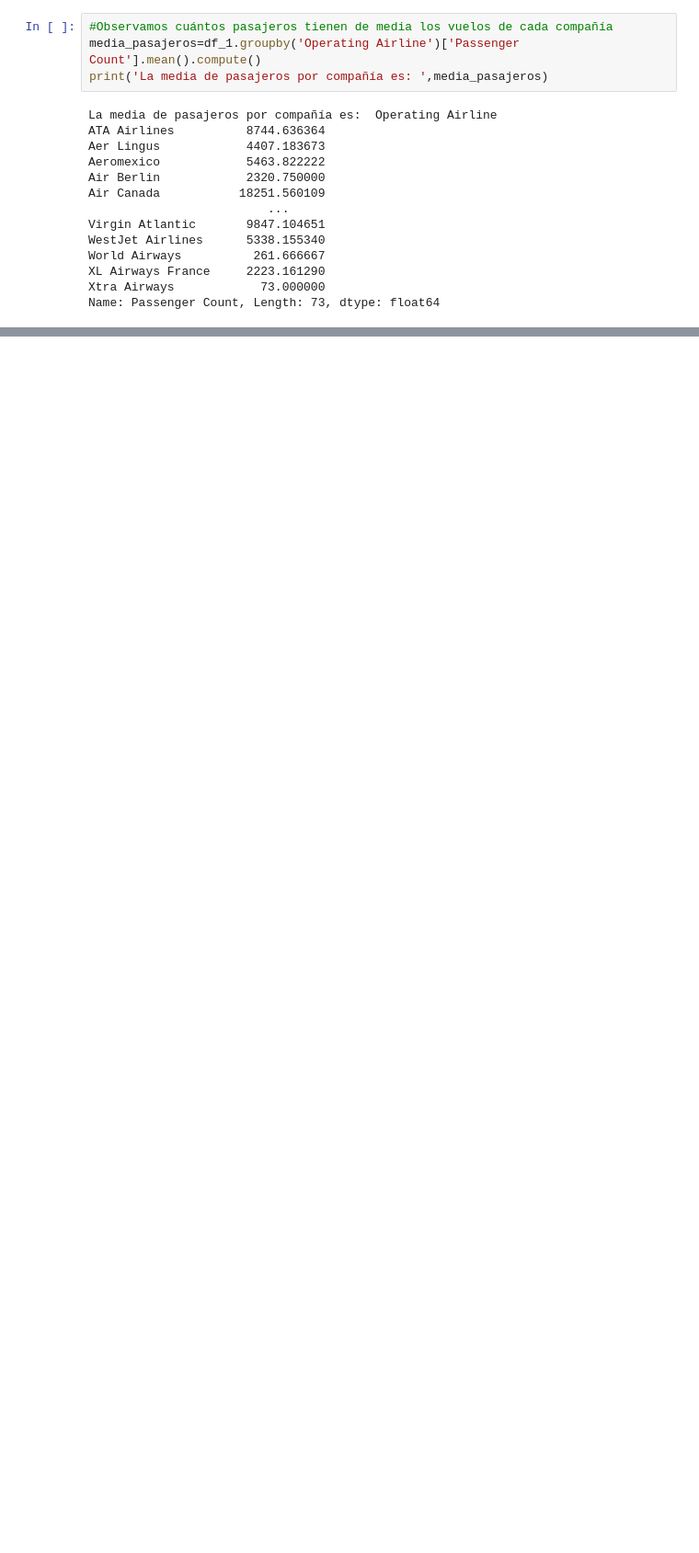
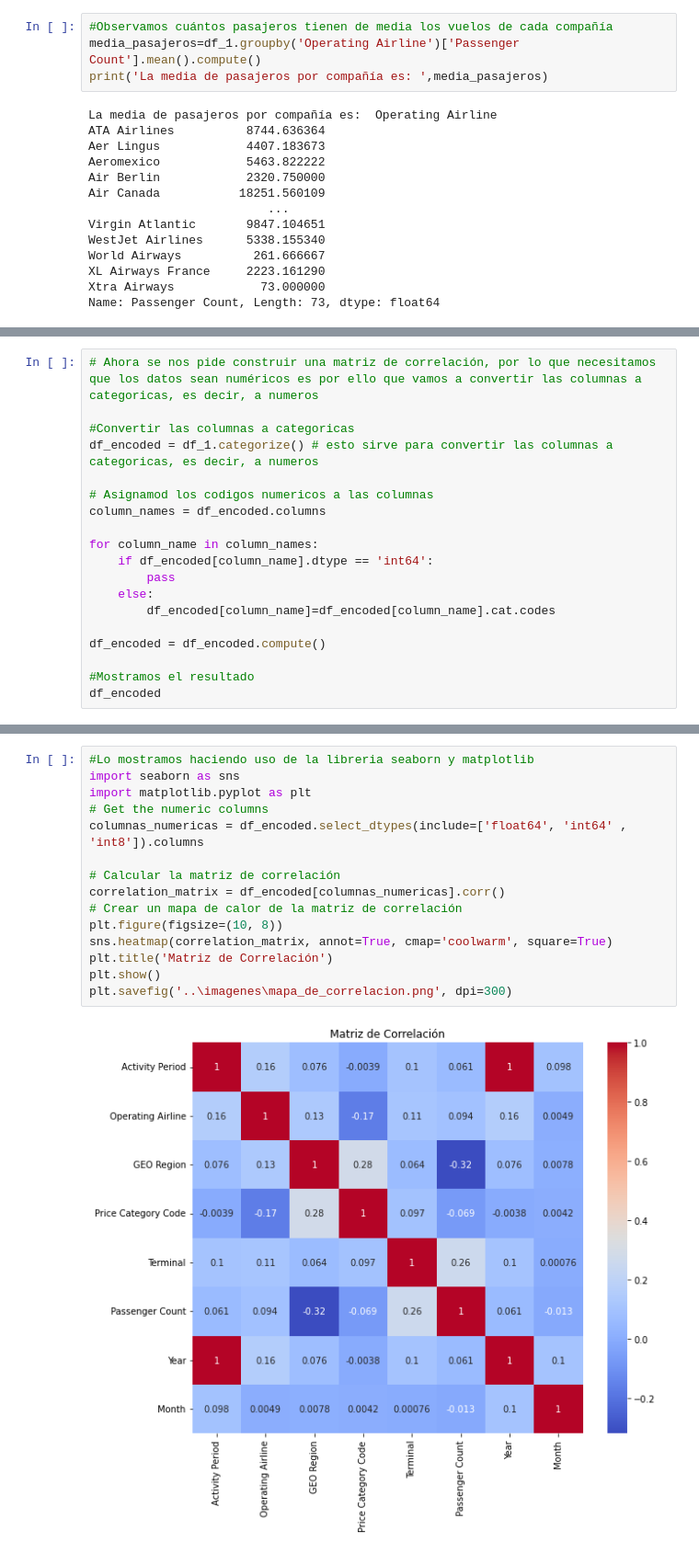
Before and after one commit to albabernal03/BD_proyecto_final, a Jupyter notebook: notebook/analisis.ipynb, the cells around one changed output, grey strips where cells are left out. Shown: that part at 92% size. Cells and saved outputs as stored; diff of their text form; blank space fills up the shorter version.

```diff
--- a/notebook/analisis.ipynb
+++ b/notebook/analisis.ipynb
@@ -182,0 +259,19 @@ Name: Passenger Count, Length: 73, dtype: float64
+# %%
+# Ahora se nos pide construir una matriz de correlación, por lo que necesitamos que los datos sean numéricos es por ello que vamos a convertir las columnas a categoricas, es decir, a numeros
+
+#Convertir las columnas a categoricas
+df_encoded = df_1.categorize() # esto sirve para convertir las columnas a categoricas, es decir, a numeros
+
+# Asignamod los codigos numericos a las columnas
+column_names = df_encoded.columns
+
+for column_name in column_names:
+    if df_encoded[column_name].dtype == 'int64':
+        pass
+    else:
+        df_encoded[column_name]=df_encoded[column_name].cat.codes
+
+df_encoded = df_encoded.compute()
+
+#Mostramos el resultado
+df_encoded
@@ -182,0 +307,17 @@ Name: Passenger Count, Length: 73, dtype: float64
+# %%
+#Lo mostramos haciendo uso de la libreria seaborn y matplotlib
+import seaborn as sns
+import matplotlib.pyplot as plt
+# Get the numeric columns
+columnas_numericas = df_encoded.select_dtypes(include=['float64', 'int64' , 'int8']).columns
+
+# Calcular la matriz de correlación
+correlation_matrix = df_encoded[columnas_numericas].corr()
+# Crear un mapa de calor de la matriz de correlación
+plt.figure(figsize=(10, 8))
+sns.heatmap(correlation_matrix, annot=True, cmap='coolwarm', square=True)
+plt.title('Matriz de Correlación')
+plt.show()
+plt.savefig('..\imagenes\mapa_de_correlacion.png', dpi=300)
+# %% [output]
+[figure, added]
```
Also changed, not shown: parts of 13 cells of this notebook, 2 other files.
